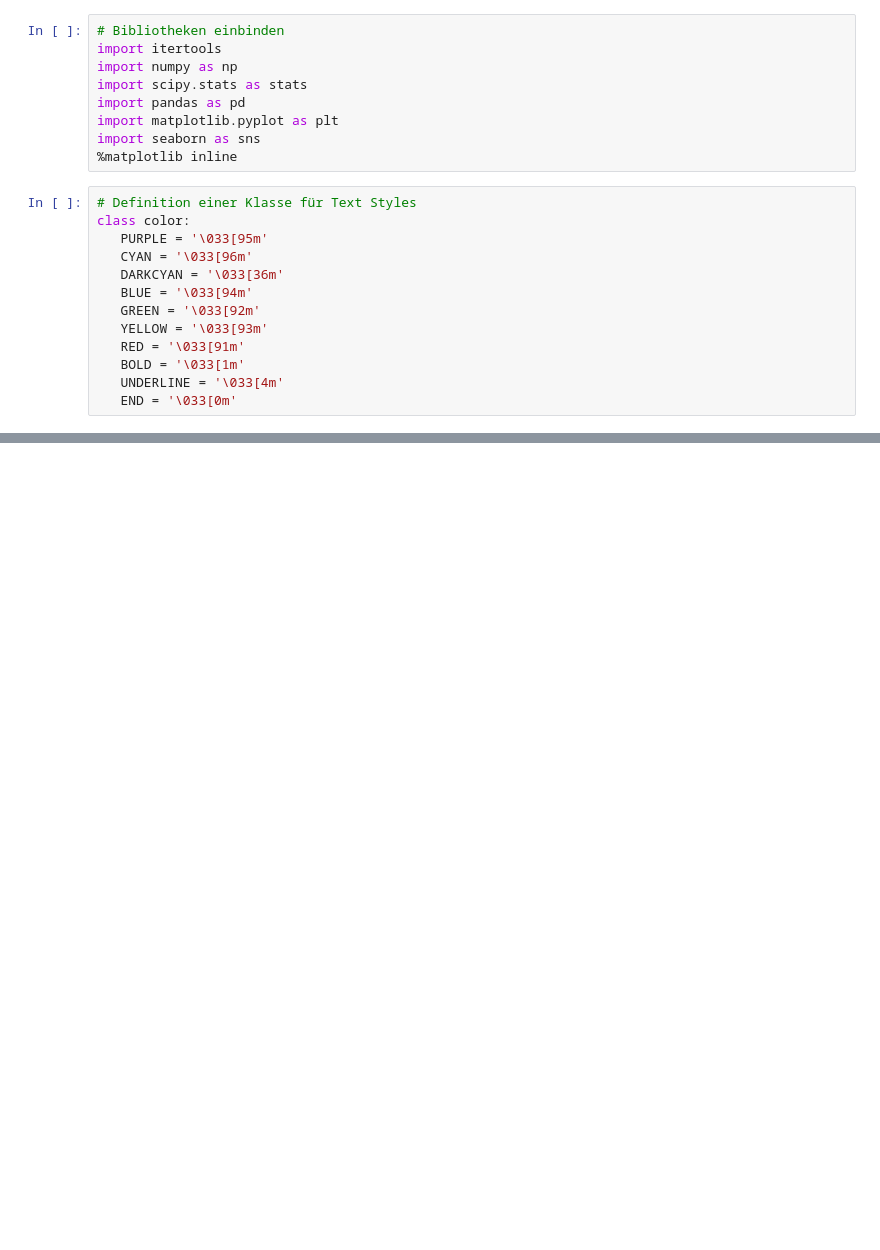
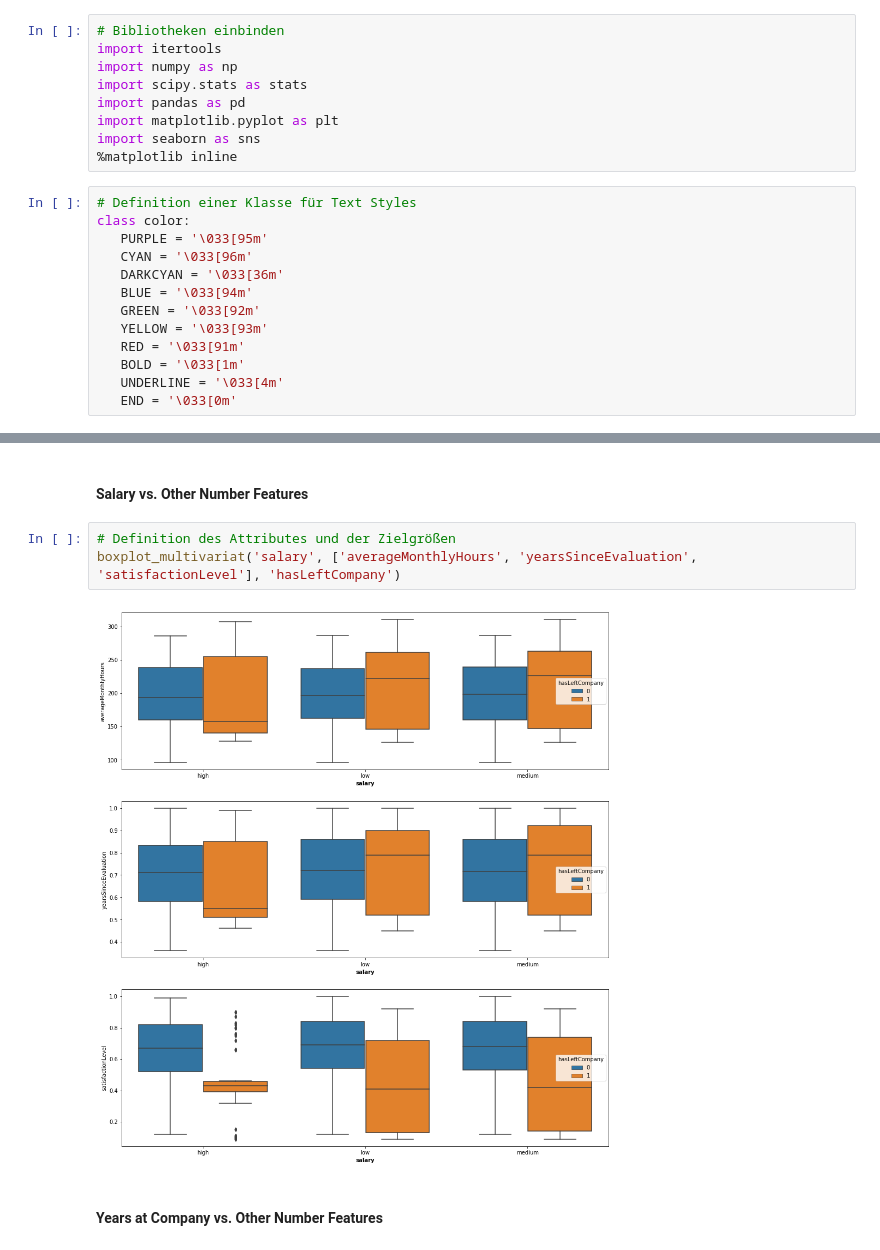
Before and after one commit to hhz-analytics-team/hr-competition, a Jupyter notebook: hr_competition_16_multi_visual.ipynb, the cells around one changed output, grey strips where cells are left out. Cells and saved outputs as stored; diff of their text form; blank space fills up the shorter version.

```diff
--- a/hr_competition_16_multi_visual.ipynb
+++ b/hr_competition_16_multi_visual.ipynb
@@ -58,0 +89,9 @@ def boxplot_multivariat(one, many, target):
+# %% [markdown]
+#### Salary vs. Other Number Features
+# %%
+# Definition des Attributes und der Zielgrößen
+boxplot_multivariat('salary', ['averageMonthlyHours', 'yearsSinceEvaluation', 'satisfactionLevel'], 'hasLeftCompany')
+# %% [output]
+[figure, added]
+# %% [markdown]
+#### Years at Company vs. Other Number Features
```
Also changed, not shown: parts of 25 cells of this notebook, 1 other file.
